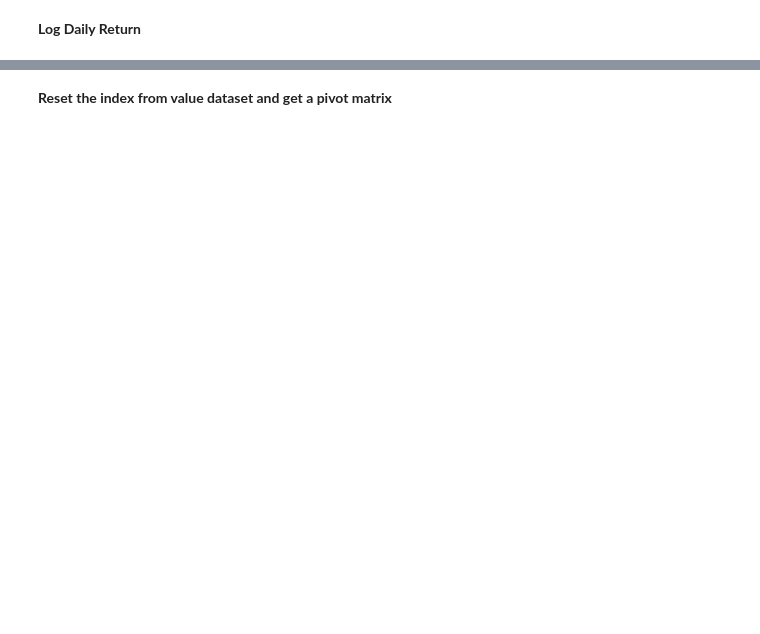
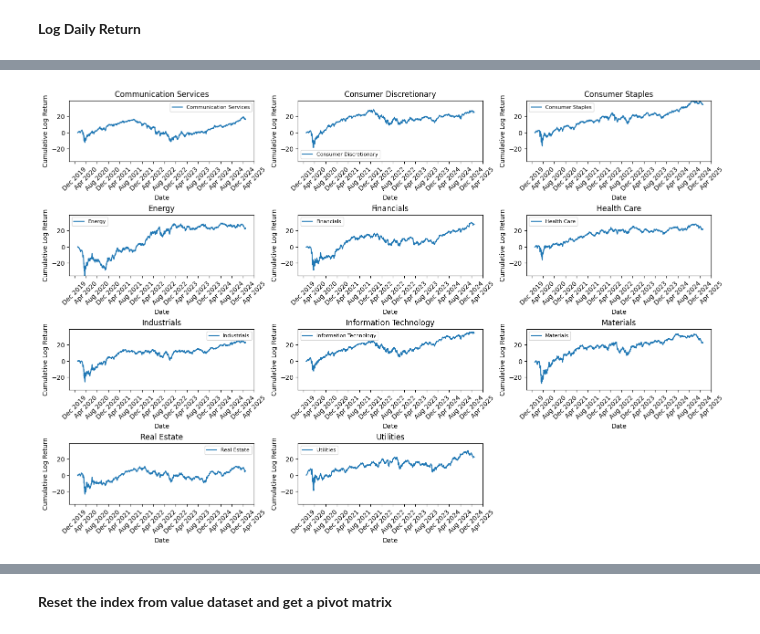
Before and after one commit to FernandaCladera/StockMarketGraph, a Jupyter notebook: notebook/1_data.ipynb, the cells around one changed output, grey strips where cells are left out. Cells and saved outputs as stored; diff of their text form; code cells hidden in the pictures; blank space fills up the shorter version.

```diff
--- a/notebook/1_data.ipynb
+++ b/notebook/1_data.ipynb
@@ -73,0 +127,29 @@ values.head(n=5)
+# %%
+n_cols = 3
+n_rows = 4
+
+fig, axes = plt.subplots(n_rows, n_cols, figsize=(15, 10), constrained_layout=True)
+axes = axes.flatten()
+
+for idx, sector in enumerate(sector_values_grouped.columns):
+    ax = axes[idx]
+    ax.plot(
+        sector_values_grouped.index,
+        sector_values_grouped[sector].cumsum(),
+        label=sector,
+    )
+    ax.set_title(sector)
+    ax.set_xlabel("Date")
+    ax.tick_params(axis="x", rotation=45)
+    ax.xaxis.set_major_locator(mdates.MonthLocator(interval=4))
+    ax.xaxis.set_major_formatter(mdates.DateFormatter("%b %Y"))
+    ax.set_ylabel("Cumulative Log Return")
+    ax.legend(loc="best", fontsize=8)
+
+    ax.set_ylim(global_min, global_max)
+
+for idx in range(len(sector_values_grouped.columns), len(axes)):
+    fig.delaxes(axes[idx])
+plt.show()
+# %% [output]
+[figure, added]
```
Also changed, not shown: parts of 19 cells of this notebook, 1 other file.
